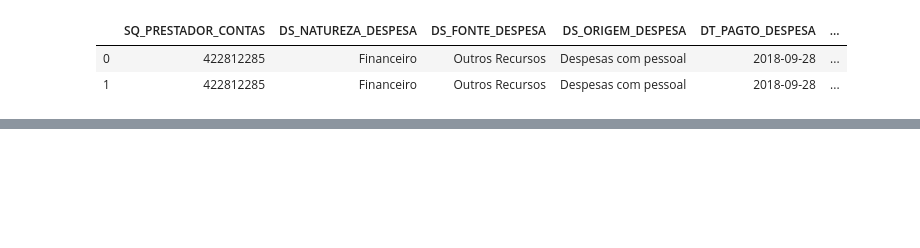
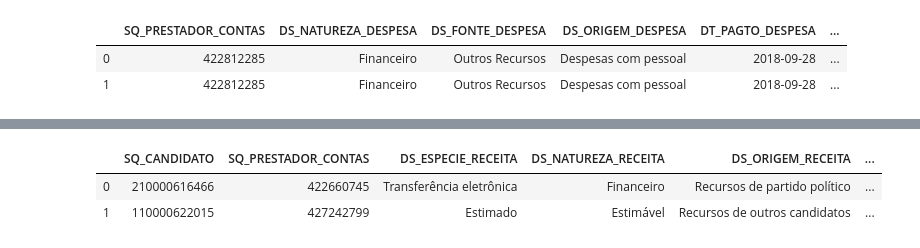
Before and after one commit to gguillaux/brazil_elections_2018, a Jupyter notebook: ETL.ipynb, the cells around one changed output, grey strips where cells are left out. Saved outputs shown, nothing was run; the diff lists cells and outputs as text; code cells hidden in the pictures; blank space fills up the shorter version.

```diff
--- a/ETL.ipynb
+++ b/ETL.ipynb
@@ -182,0 +178,12 @@ settl_ex.head(2)
+# %%
+# CLEAN REVENUE DATA
+cols = ['SQ_CANDIDATO', 'SQ_PRESTADOR_CONTAS', 'DS_ESPECIE_RECEITA', 'DS_NATUREZA_RECEITA', 'DS_ORIGEM_RECEITA', 'DS_RECEITA', 'DT_RECEITA', 'DT_PRESTACAO_CONTAS',
+          'NM_DOADOR', 'NM_DOADOR_RFB','SG_PARTIDO_DOADOR', 'NM_PARTIDO_DOADOR', 'NR_CPF_CNPJ_DOADOR', 'ST_TURNO', 'TP_PRESTACAO_CONTAS', 'VR_RECEITA']
+revenue = dfe[cols]
+revenue.loc[ : , 'DT_RECEITA'] = pd.to_datetime(revenue.loc[ : , 'DT_RECEITA'], format='%d/%m/%Y')
+revenue.loc[ : , 'DT_PRESTACAO_CONTAS'] = pd.to_datetime(revenue.loc[ : , 'DT_PRESTACAO_CONTAS'], format='%d/%m/%Y')
+revenue.head(2)
+# %% [output]
+|  | SQ_CANDIDATO | SQ_PRESTADOR_CONTAS | DS_ESPECIE_RECEITA | DS_NATUREZA_RECEITA | DS_ORIGEM_RECEITA | ... |
+| 0 | 210000616466 | 422660745 | Transferência eletrônica | Financeiro | Recursos de partido político | ... |
+| 1 | 110000622015 | 427242799 | Estimado | Estimável | Recursos de outros candidatos | ... |
```
Also changed, not shown: parts of 5 cells of this notebook, 2 other files.
